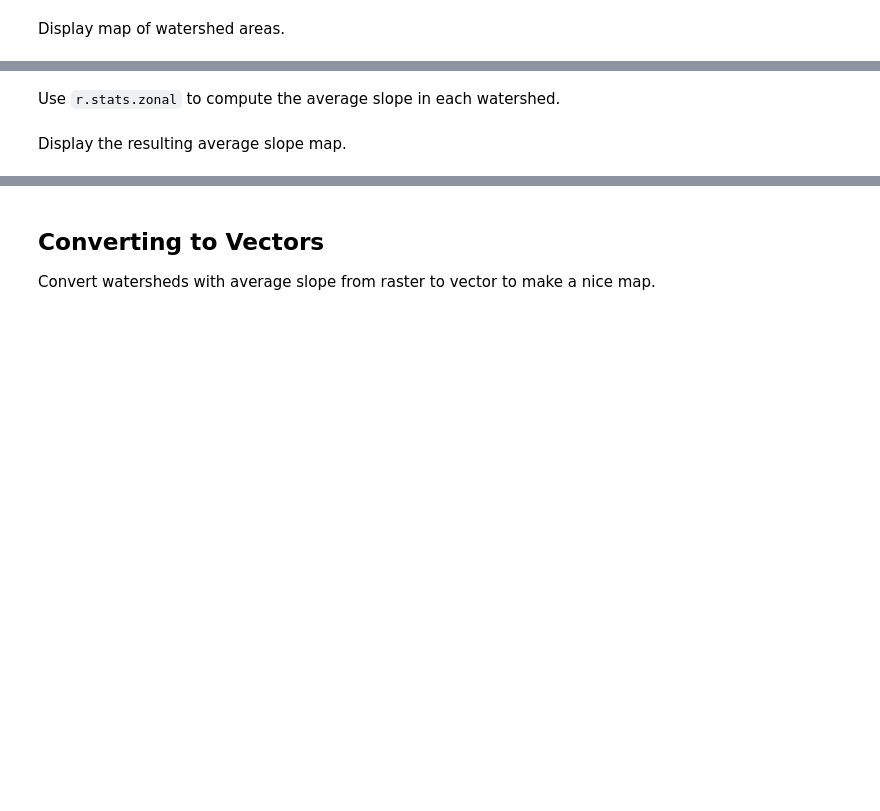
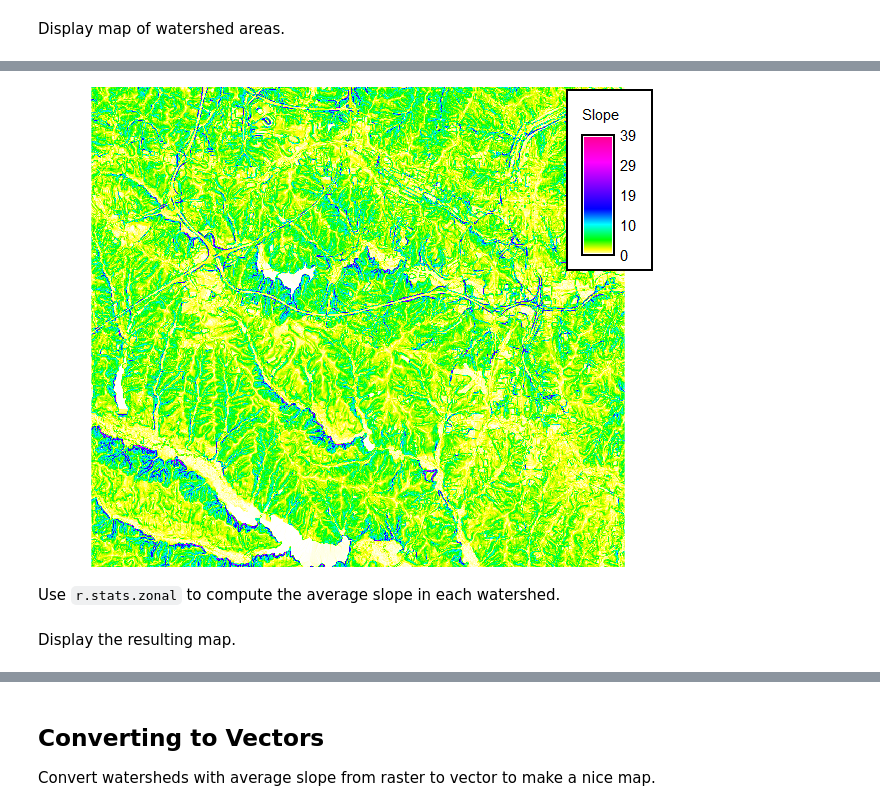
Before and after one commit to chaedri/grass-zonal-of-solar, a Jupyter notebook: zonal-of-watersheds.ipynb, the cells around one changed output, grey strips where cells are left out. Cells and saved outputs as stored; diff of their text form; code cells hidden in the pictures; blank space fills up the shorter version.

```diff
--- a/zonal-of-watersheds.ipynb
+++ b/zonal-of-watersheds.ipynb
@@ -114,17 +116,20 @@ Image(filename="map.png")
 Begin by computing and displaying slope from the elevation raster.
 # %%
-gs.run_command("r.slope.aspect", slope="slope")
-# Display slope.
+# Compute Slope
+gs.run_command("r.slope.aspect", elevation="elevation", slope="slope")
+# Display slope map
 gs.run_command('d.erase')
-gs.run_command('d.rast', map="elevation")
-gs.run_command('d.legend', raster="slope", at=(65, 90, 85, 90), fontsize=15, flags="b", title="Slope (degrees)")
+gs.run_command('d.rast', map="slope")
+gs.run_command('d.legend', raster="slope", at=(65, 90, 85, 90), fontsize=15, flags="b", title="Slope", units="°")
 Image(filename="map.png")
+# %% [output]
+[figure, added]
 # %% [markdown]
 Use `r.stats.zonal` to compute the average slope in each watershed.
 # %%
 gs.run_command("r.stats.zonal", base="watersheds", cover="slope", method="average", output="watersheds_slope_avg")
 # %% [markdown]
-Display the resulting average slope map.
+Display the resulting map.
 # %%
 gs.run_command("r.colors", map="watersheds_slope_avg", color="viridis")
 gs.run_command('d.erase', background="black")
```
Also changed, not shown: parts of 10 cells of this notebook, 2 other files.
